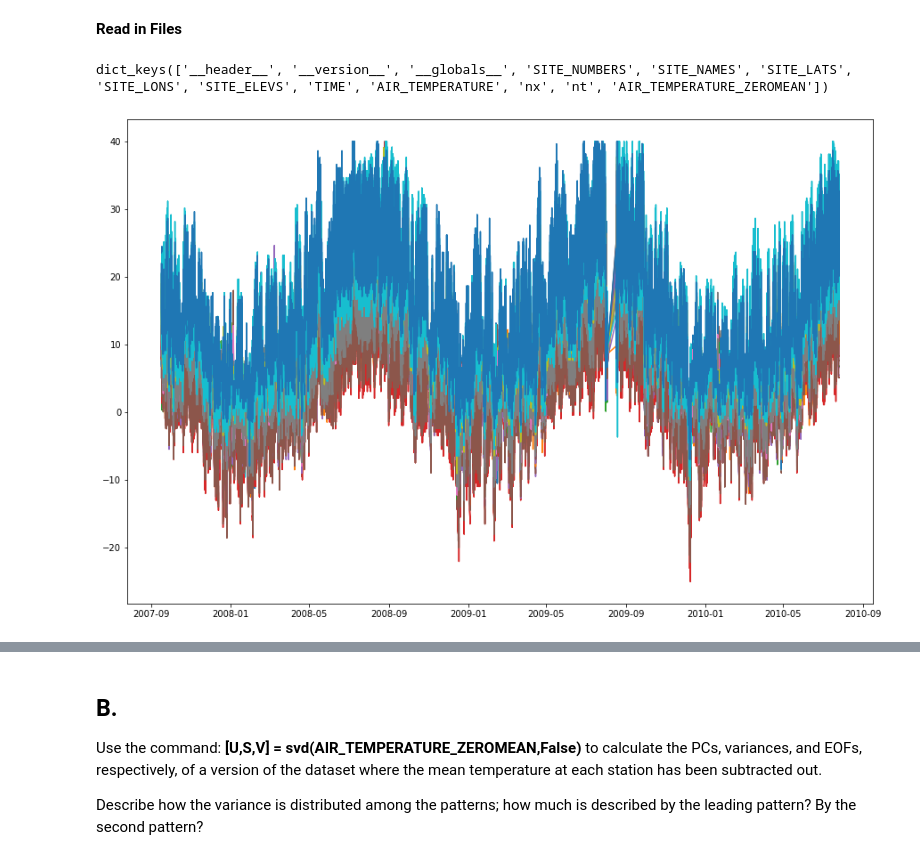
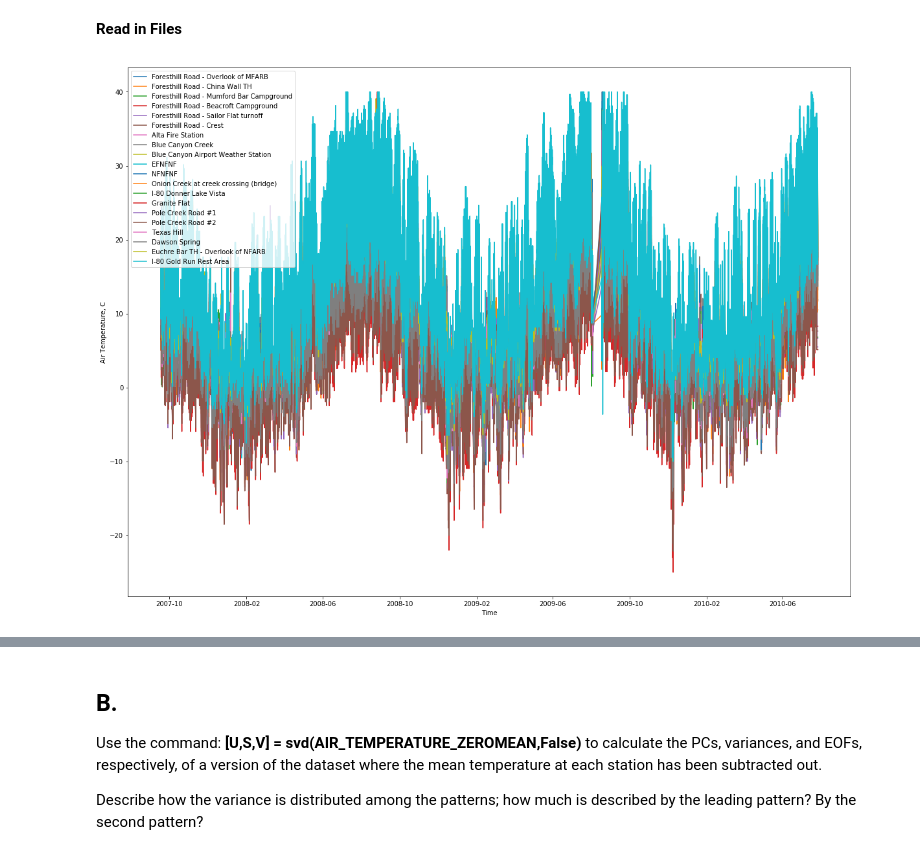
Before and after one commit to AzusaSayuri/UW-Data-analysis, a Jupyter notebook: HW8/Assignment8-XiminHu.ipynb, the cells around one changed output, grey strips where cells are left out. Saved outputs shown, nothing was run; the diff lists cells and outputs as text; code cells hidden in the pictures.

```diff
--- a/HW8/Assignment8-XiminHu.ipynb
+++ b/HW8/Assignment8-XiminHu.ipynb
@@ -33,26 +31,33 @@ data = sio.loadmat('iButtons_2008-2010.mat')
-# %%
-# Inspect the dictionary keys
-print(data.keys())
-# %% [output]
-dict_keys(['__header__', '__version__', '__globals__', 'SITE_NUMBERS', 'SITE_NAMES', 'SITE_LATS', 'SITE_LONS', 'SITE_ELEVS', 'TIME', 'AIR_TEMPERATURE', 'nx', 'nt', 'AIR_TEMPERATURE_ZEROMEAN'])
 # %%
+# load the ibutton data
+data = sio.loadmat('iButtons_2008-2010.mat')
+
 # convert matlab format dates to python datetimes
 datenums = data['TIME'][:,0]
-dates = [dt.datetime.fromordinal(int(d)) + dt.timedelta(days=int(d)%1) - dt.timedelta(days = 366) for d in datenums]
+dates = [dt.datetime.fromordinal(int(d)) + dt.timedelta(days=d%1) - dt.timedelta(days = 366) for d in datenums]
 
 # Unpack the rest of the data
-S_numbers = data['SITE_NUMBERS']
-S_names = data['SITE_NAMES']
-S_lats = data['SITE_LATS'] #latitude
-S_lons = data['SITE_LONS'] #longitude
-S_elevs=data['SITE_ELEVS']
-temp = data['AIR_TEMPERATURE'] # latitude on a grid
-temp_zmean = data['AIR_TEMPERATURE_ZEROMEAN']
-nx = data['nx'][0][0] # size in the x dimension
-nt = data['nt'][0][0]
+SITE_NAMES = [name[0][0] for name in data['SITE_NAMES']]
+SITE_LATS = data['SITE_LATS'][:,0]
+SITE_LONS = data['SITE_LONS'][:,0]
+SITE_ELEVS = data['SITE_ELEVS'][:,0]
+AIR_TEMPERATURE = data['AIR_TEMPERATURE']
+AIR_TEMPERATURE_ZEROMEAN = data['AIR_TEMPERATURE_ZEROMEAN']
+
+nt = data['nt'][0][0] # size in the t dimension
+nx = data['nx'][0][0] # size in the x dimension (number of sites)
-# %%
-plt.figure(figsize=(15,10))
-#temp[:,1]
-plt.plot(dates,temp);
-# %% [output]
-[figure, removed]
+# %%
+#site = 0 # plot the first site of 21
+
+plt.figure(figsize=(20,15))
+for site in range(0,20):
+    plt.plot(dates,AIR_TEMPERATURE[:,site],label=SITE_NAMES[site])
+plt.legend(loc='best')
+plt.ylabel('Air Temperature, C')
+plt.xlabel('Time');
+
+# use xlim to set x axis limits to zoom in
+# comment xlim out to plot the entire timeseries
+#plt.xlim((dates[100], dates[500]));
+# %% [output]
+[figure, added]
```
Also changed, not shown: parts of 21 cells of this notebook, 1 other file.
